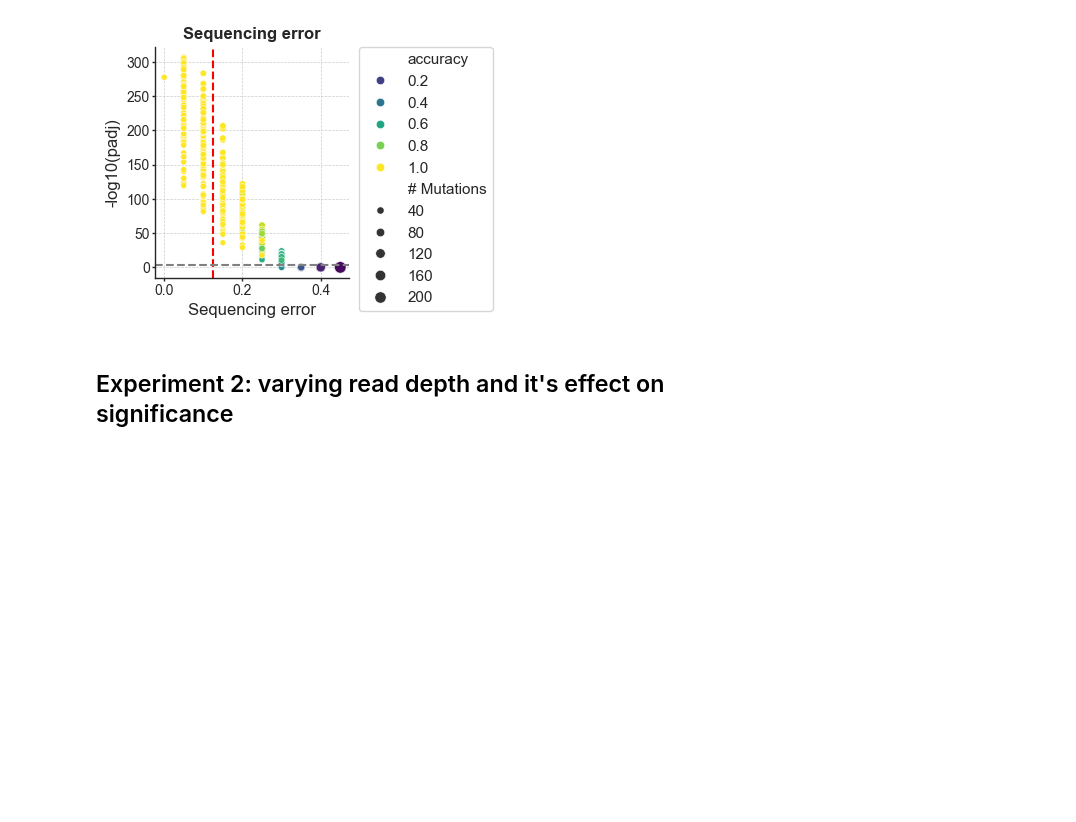
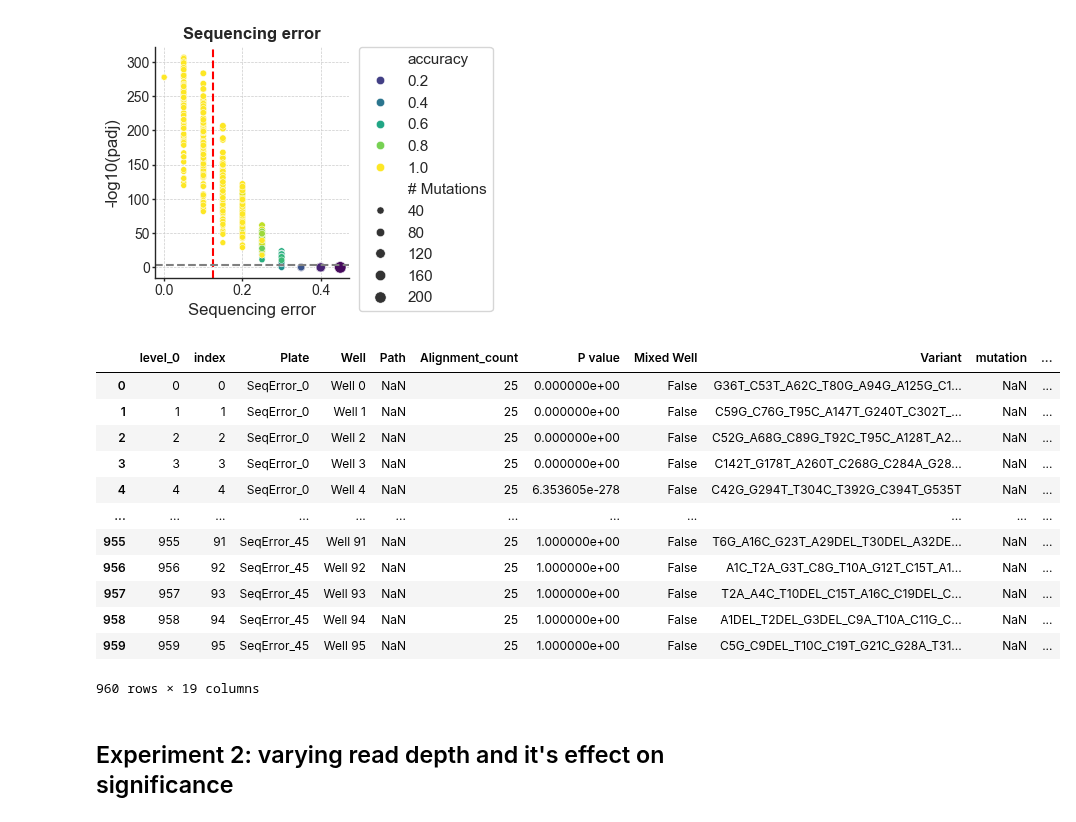
Before and after one commit to fhalab/LevSeq, a Jupyter notebook: simulation/Ape AGW ePCR Figures.ipynb, the cells around one changed output. Drawn from its saved outputs; the diff is of its cells as text; code cells hidden in the pictures; blank space fills up the shorter version.

```diff
--- a/simulation/Ape AGW ePCR Figures.ipynb
+++ b/simulation/Ape AGW ePCR Figures.ipynb
@@ -138,6 +123,22 @@ plt.savefig(f'{fig_dir}Experiment1_version2_{label}.svg')
 plt.show()
 # %% [output]
 [figure]
+# %%
+experiment_df
+# %% [output]
+|  | level_0 | index | Plate | Well | Path | Alignment_count | P value | Mixed Well | Variant | mutation | ... |
+| 0 | 0 | 0 | SeqError_0 | Well 0 | NaN | 25 | 0.000000e+00 | False | G36T_C53T_A62C_T80G_A94G_A125G_C1... | NaN | ... |
+| 1 | 1 | 1 | SeqError_0 | Well 1 | NaN | 25 | 0.000000e+00 | False | C59G_C76G_T95C_A147T_G240T_C302T_... | NaN | ... |
+| 2 | 2 | 2 | SeqError_0 | Well 2 | NaN | 25 | 0.000000e+00 | False | C52G_A68G_C89G_T92C_T95C_A128T_A2... | NaN | ... |
+| 3 | 3 | 3 | SeqError_0 | Well 3 | NaN | 25 | 0.000000e+00 | False | C142T_G178T_A260T_C268G_C284A_G28... | NaN | ... |
+| 4 | 4 | 4 | SeqError_0 | Well 4 | NaN | 25 | 6.353605e-278 | False | C42G_G294T_T304C_T392G_C394T_G535T | NaN | ... |
+| ... | ... | ... | ... | ... | ... | ... | ... | ... | ... | ... | ... |
+| 955 | 955 | 91 | SeqError_45 | Well 91 | NaN | 25 | 1.000000e+00 | False | T6G_A16C_G23T_A29DEL_T30DEL_A32DE... | NaN | ... |
+| 956 | 956 | 92 | SeqError_45 | Well 92 | NaN | 25 | 1.000000e+00 | False | A1C_T2A_G3T_C8G_T10A_G12T_C15T_A1... | NaN | ... |
+| 957 | 957 | 93 | SeqError_45 | Well 93 | NaN | 25 | 1.000000e+00 | False | T2A_A4C_T10DEL_C15T_A16C_C19DEL_C... | NaN | ... |
+| 958 | 958 | 94 | SeqError_45 | Well 94 | NaN | 25 | 1.000000e+00 | False | A1DEL_T2DEL_G3DEL_C9A_T10A_C11G_C... | NaN | ... |
+| 959 | 959 | 95 | SeqError_45 | Well 95 | NaN | 25 | 1.000000e+00 | False | C5G_C9DEL_T10C_C19T_G21C_G28A_T31... | NaN | ... |
+960 rows × 19 columns
 # %% [markdown]
 ## Experiment 2: varying read depth and it's effect on significance
 # %%
```
Also changed, not shown: parts of 5 cells of this notebook, 4 other files.
